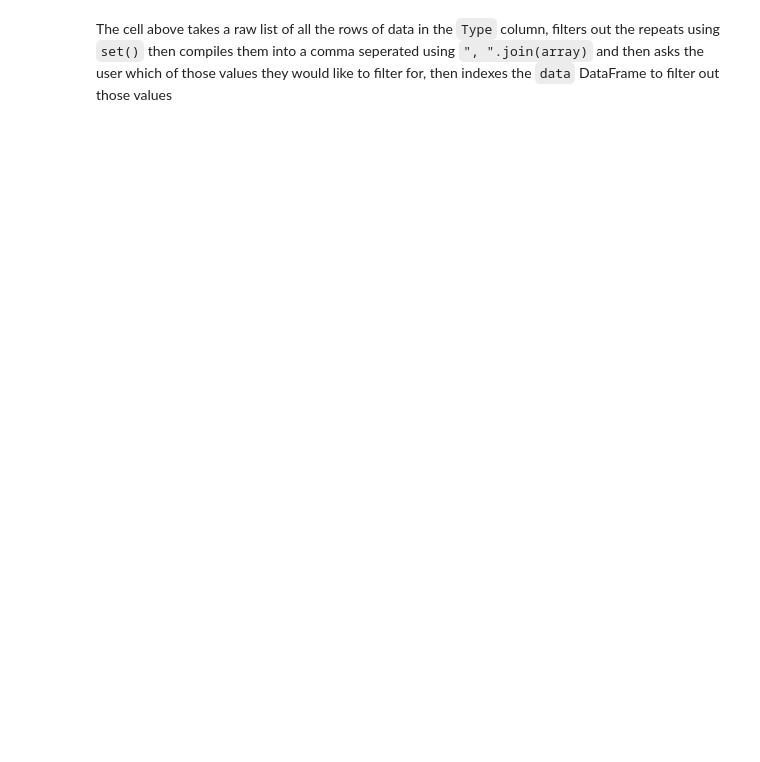
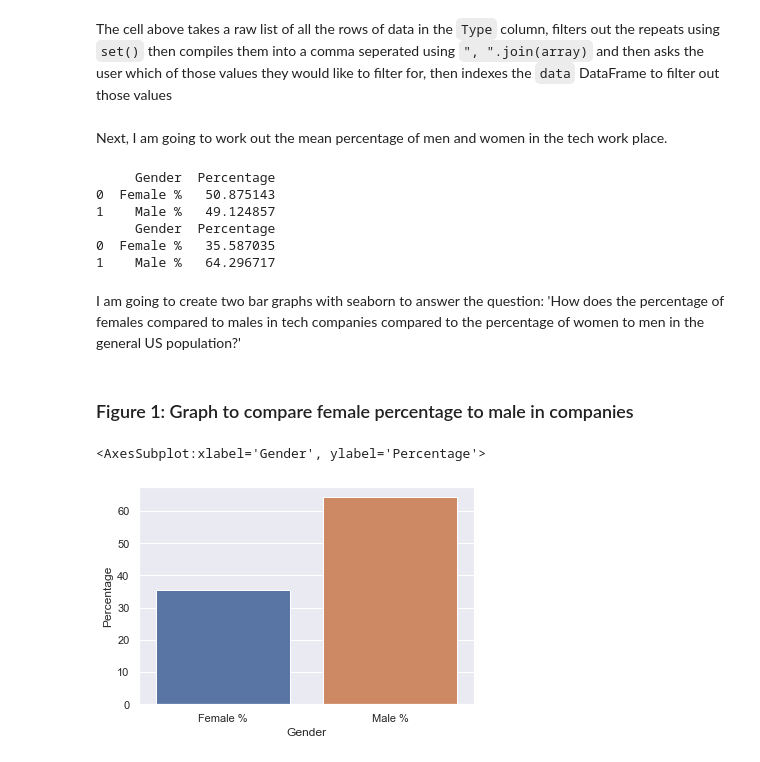
Before and after one commit to Elisabethzl/final_assesment_AB09137, a Jupyter notebook: women_in_tech.ipynb, the cells around one changed output. Saved outputs shown, nothing was run; the diff lists cells and outputs as text; code cells hidden in the pictures; blank space fills up the shorter version.

````diff
--- a/women_in_tech.ipynb
+++ b/women_in_tech.ipynb
@@ -30,2 +60,64 @@ Chose to filter from Social Media, Typical Population, Comparison, Tech Companie
 # %% [markdown]
 The cell above takes a raw list of all the rows of data in the ```Type``` column, filters out the repeats using ```set()``` then compiles them into a comma seperated using ```", ".join(array)``` and then asks the user which of those values they would like to filter for, then indexes the ```data``` DataFrame to filter out those values
+# %% [markdown]
+Next, I am going to work out the mean percentage of men and women in the tech work place.
+# %%
+# Exclude Types that are Typical Population and Comparison because these aren't actually companies
+mean = data[(data['Type'] != 'Typical Population') & (data['Type'] != 'Comparison')]
+
+# Isolate the female and male percentage only
+mean = mean[['Female %', 'Male %']]
+
+# Find the mean of all the female and male columns
+mean = mean.mean()
+
+# Make mean a Dataframe
+mean = pd.DataFrame(mean)
+
+# Reset the index
+mean.reset_index(inplace=True)
+
+# Rename the column names
+mean.columns = ['Gender', 'Percentage']
+
+# Print mean
+mean
+
+# Select only the type 'Typical Population'
+typ = data[(data['Type'] == 'Typical Population')]
+
+# Isolate the female and male percentage only
+typ = typ[['Female %', 'Male %']]
+
+# Find the mean of all the female and male columns
+typ = typ.mean()
+
+# Make typ a Dataframe
+typ = pd.DataFrame(typ)
+
+# Reset the index
+typ.reset_index(inplace=True)
+
+# Rename the column names
+typ.columns = ['Gender', 'Percentage']
+
+# Print typ
+print(typ)
+print(mean)
+# %% [output]
+     Gender  Percentage
+0  Female %   50.875143
+1    Male %   49.124857
+     Gender  Percentage
+0  Female %   35.587035
+1    Male %   64.296717
+# %% [markdown]
+I am going to create two bar graphs with seaborn to answer the question: 'How does the percentage of females compared to males in tech companies compared to the percentage of women to men in the general US population?'
+# %% [markdown]
+### Figure 1:  Graph to compare female percentage to male in companies
+# %%
+# Create bar graph with the mean dataframe
+sns.barplot(x='Gender', y="Percentage", data=mean)
+# %% [output]
+<AxesSubplot:xlabel='Gender', ylabel='Percentage'>
+[figure, added]
````
Also changed, not shown: parts of 10 cells of this notebook.
